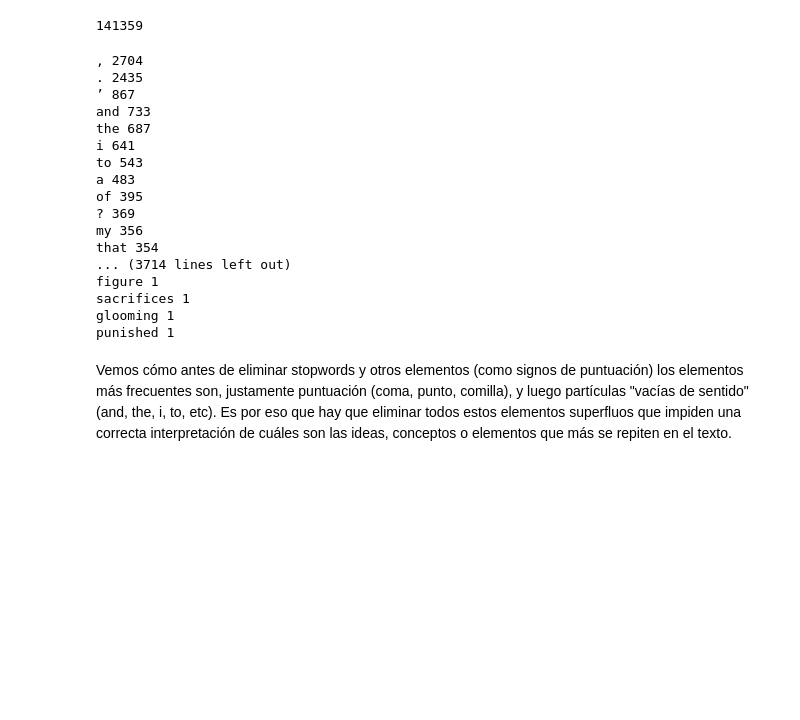
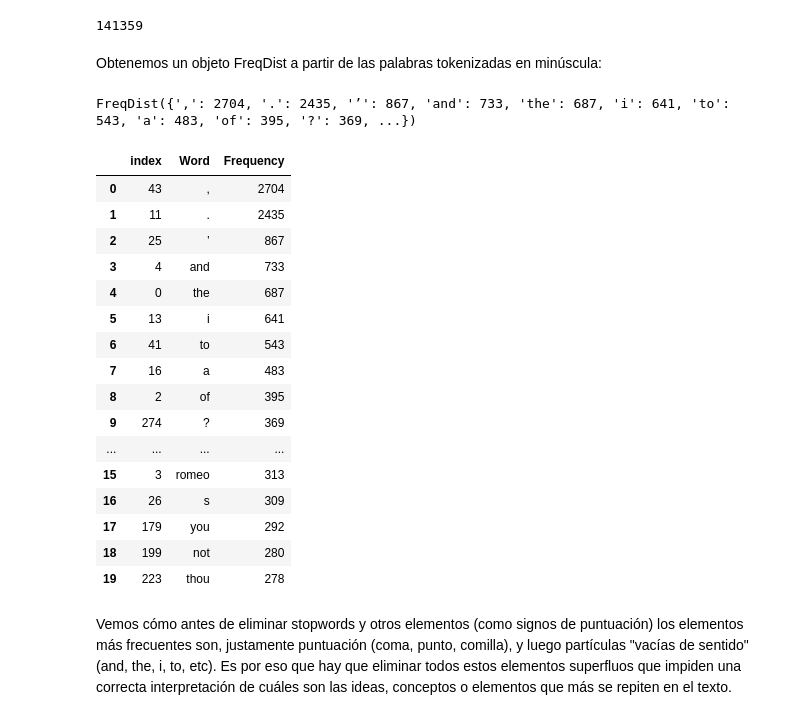
Before and after one commit to karel10/Text_mining, a Jupyter notebook: Tarea M9 T01.ipynb, the cells around one changed output. Cells and saved outputs as stored; diff of their text form; code cells hidden in the pictures; blank space fills up the shorter version.

```diff
--- a/Tarea M9 T01.ipynb
+++ b/Tarea M9 T01.ipynb
@@ -103,33 +103,39 @@ str
 len(normalized_text)
 # %% [output]
 141359
+# %% [markdown]
+Obtenemos un objeto FreqDist a partir de las palabras tokenizadas en minúscula:
 # %%
 tokens_all = word_tokenize(normalized_text.lower())
 
 # Calculate frequencies
 freq_dist_all = FreqDist(tokens_all)
 
-# Display the most common words along with their frequencies
-for word, frequency in freq_dist_all.most_common():
-    print(word, frequency)
+freq_dist_all
 # %% [output]
-, 2704
-. 2435
-’ 867
-and 733
-the 687
-i 641
-to 543
-a 483
-of 395
-? 369
-my 356
-that 354
-... (3714 lines left out)
-figure 1
-sacrifices 1
-glooming 1
-punished 1
+FreqDist({',': 2704, '.': 2435, '’': 867, 'and': 733, 'the': 687, 'i': 641, 'to': 543, 'a': 483, 'of': 395, '?': 369, ...})
+# %%
+# Top 20 "palabras" o elementos contabilizados, como dataframe:
+df_all_freqs = pd.DataFrame(list(freq_dist_all.items()), columns=['Word', 'Frequency']).sort_values(by='Frequency', ascending=False).reset_index().head(20)
+df_all_freqs
+# %% [output]
+|  | index | Word | Frequency |
+| 0 | 43 | , | 2704 |
+| 1 | 11 | . | 2435 |
+| 2 | 25 | ’ | 867 |
+| 3 | 4 | and | 733 |
+| 4 | 0 | the | 687 |
+| 5 | 13 | i | 641 |
+| 6 | 41 | to | 543 |
+| 7 | 16 | a | 483 |
+| 8 | 2 | of | 395 |
+| 9 | 274 | ? | 369 |
+| ... | ... | ... | ... |
+| 15 | 3 | romeo | 313 |
+| 16 | 26 | s | 309 |
+| 17 | 179 | you | 292 |
+| 18 | 199 | not | 280 |
+| 19 | 223 | thou | 278 |
 # %% [markdown]
 Vemos cómo antes de eliminar stopwords y otros elementos (como signos de puntuación) los elementos más frecuentes son, justamente puntuación (coma, punto, comilla), y luego partículas "vacías de sentido" (and, the, i, to, etc). Es por eso que hay que eliminar todos estos elementos superfluos que impiden una correcta interpretación de cuáles son las ideas, conceptos o elementos que más se repiten en el texto.
 # %% [markdown]
```
Also changed, not shown: parts of 3 cells of this notebook.
